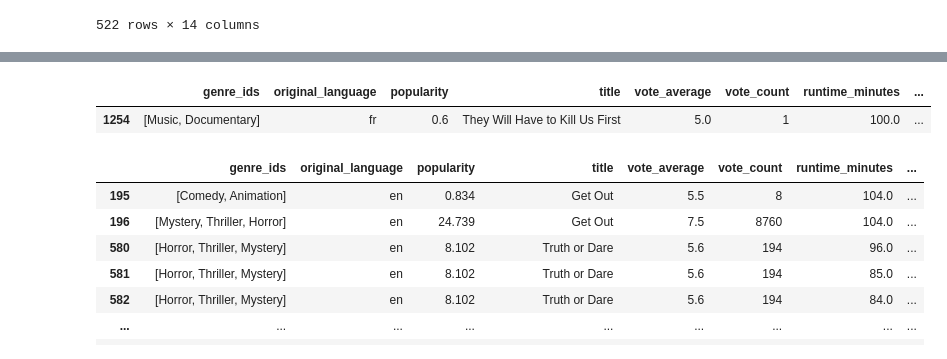
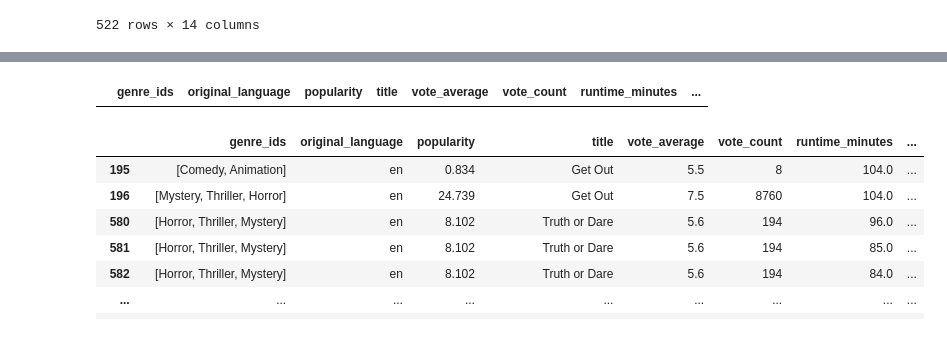
Before and after one commit to ElyLin/MovieAnalysisProject, a Jupyter notebook: Draft_2.5T.ipynb, the cells around one changed output, grey strips where cells are left out. Saved outputs shown, nothing was run; the diff lists cells and outputs as text; code cells hidden in the pictures.

```diff
--- a/Draft_2.5T.ipynb
+++ b/Draft_2.5T.ipynb
@@ -251,11 +251,10 @@ studios.sort_values(by='ROI', ascending=False)
 | Rela. | [Drama, Horror, Thriller] | en | 6.324 | The Disappointments Room | 4.4 | 272 | 85.0 | ... |
 | BBC | [Music, Documentary] | fr | 0.600 | They Will Have to Kill Us First | 5.0 | 1 | 100.0 | ... |
 # %%
-BBC = less_columns.loc[less_columns['studio'] == 'BBC']
-BBC
+S = less_columns.loc[less_columns['studio'] == 'Strand']
+S
 # %% [output]
 |  | genre_ids | original_language | popularity | title | vote_average | vote_count | runtime_minutes | ... |
-| 1254 | [Music, Documentary] | fr | 0.6 | They Will Have to Kill Us First | 5.0 | 1 | 100.0 | ... |
 # %%
 universal = less_columns.loc[less_columns['studio'] == 'Uni.']
 universal
```
Also changed, not shown: parts of 1 cell of this notebook.
